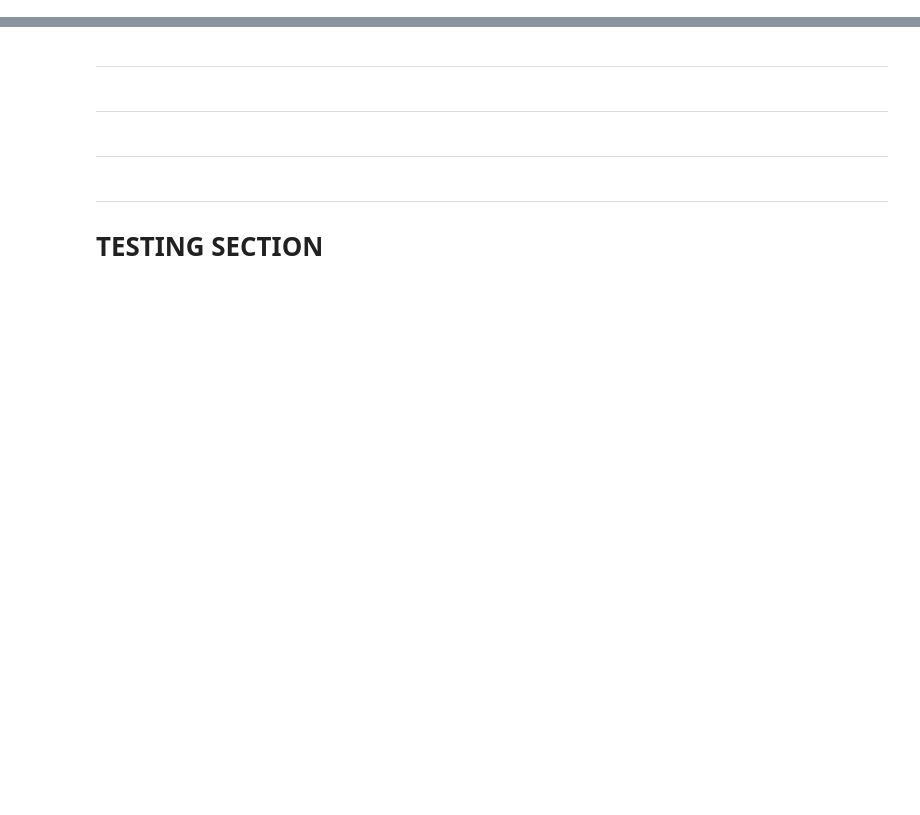
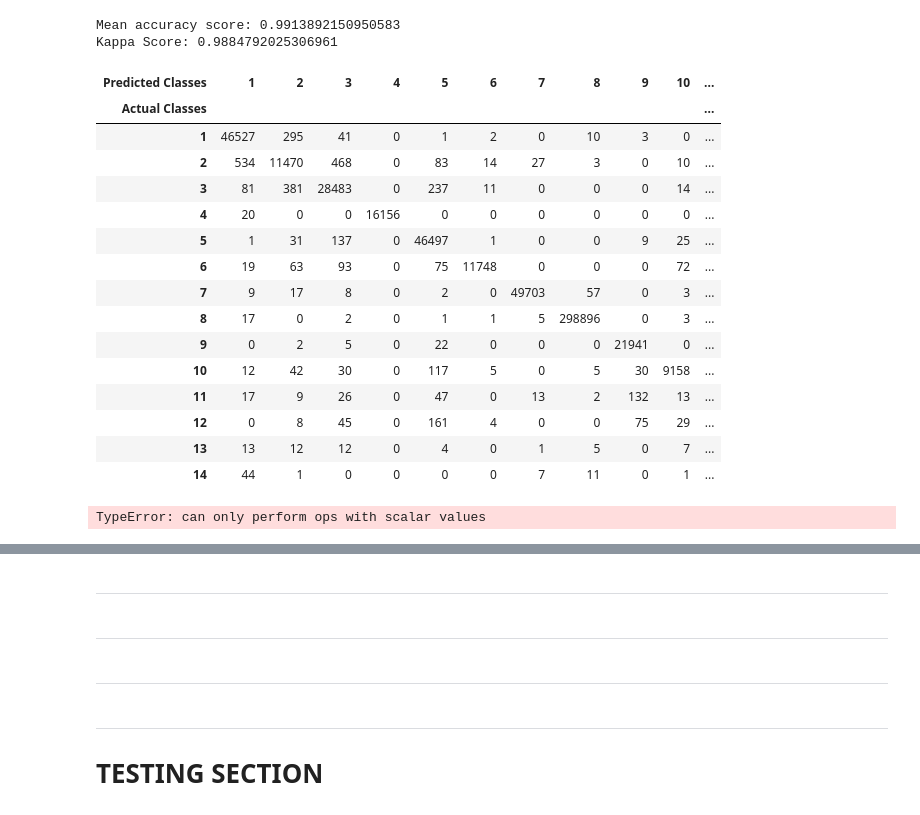
Before and after one commit to bhickson/AARMP, a Jupyter notebook: createRiparianClassifications.ipynb, the cells around one changed output, grey strips where cells are left out. Drawn from its saved outputs; the diff is of its cells as text; code cells hidden in the pictures; blank space fills up the shorter version.

Commit message:
changes to temp and test files

```diff
--- a/createRiparianClassifications.ipynb
+++ b/createRiparianClassifications.ipynb
@@ -28,3 +28,25 @@ from StackGeneration import generateStack
 import logging
 from joblib import Parallel, delayed
 import rtree
+# %%
+global utm12, utm11
+utm11 = Proj(init="epsg:26911")
+utm12 = Proj(init="epsg:26912")
+predicted_column = "CLASS_PREDICT"
+
+
+dataDir = os.path.abspath("../Data")
+utils.initializeDirectoryStructure(dataDir)
+classifier_file = os.path.join(utils.inputs_dir, "RandomForestClassifier.joblib.pkl")
+rf_model = joblib.load(classifier_file)
+# %%
+loc_class_polygons = os.path.join(utils.inputs_dir, 'classificationTrainingPolygons.shp')
+loc_usgs_qquads = os.path.join(utils.inputs_dir, "USGS_QQuads_AZ.shp")
+
+
+training_points, rf_rasters = createTrainingData(loc_class_polygons, loc_usgs_qquads, dataDir)
+
+# INITIALIZE COLUMN FOR PREDICTED CLASSIFICATION VALUES
+
+
+#testing_data[predicted_column] = "Null"
@@ -30,0 +62,3 @@ import rtree
+# %%
+# Split the points data frame into train and test
+training_data, testing_data = train_test_split(training_points, training_points["Class"], test_size=0.3, random_state=40)
@@ -30,0 +73,11 @@ import rtree
+# %%
+from sklearn.metrics import accuracy_score, cohen_kappa_score
+from IPython.display import display
+
+test_pred = rf_model.predict(testing_data[rf_rasters])
+accu = accuracy_score(testing_data["Class"], test_pred)
+kappa = cohen_kappa_score(testing_data["Class"], test_pred)
+print("Mean accuracy score: {}".format(accu))
+print("Kappa Score: {}".format(kappa))
+pd.crosstab(testing_data["Class"], test_pred, rownames=['Actual Classes'], colnames=['Predicted Classes'])
+# %% [output]
@@ -30,0 +86,22 @@ import rtree
+Mean accuracy score: 0.9913892150950583
+Kappa Score: 0.9884792025306961
+| Predicted Classes | 1 | 2 | 3 | 4 | 5 | 6 | 7 | 8 | 9 | 10 | ... |
+| Actual Classes |  |  |  |  |  |  |  |  |  |  | ... |
+| 1 | 46527 | 295 | 41 | 0 | 1 | 2 | 0 | 10 | 3 | 0 | ... |
+| 2 | 534 | 11470 | 468 | 0 | 83 | 14 | 27 | 3 | 0 | 10 | ... |
+| 3 | 81 | 381 | 28483 | 0 | 237 | 11 | 0 | 0 | 0 | 14 | ... |
+| 4 | 20 | 0 | 0 | 16156 | 0 | 0 | 0 | 0 | 0 | 0 | ... |
+| 5 | 1 | 31 | 137 | 0 | 46497 | 1 | 0 | 0 | 9 | 25 | ... |
+| 6 | 19 | 63 | 93 | 0 | 75 | 11748 | 0 | 0 | 0 | 72 | ... |
+| 7 | 9 | 17 | 8 | 0 | 2 | 0 | 49703 | 57 | 0 | 3 | ... |
+| 8 | 17 | 0 | 2 | 0 | 1 | 1 | 5 | 298896 | 0 | 3 | ... |
+| 9 | 0 | 2 | 5 | 0 | 22 | 0 | 0 | 0 | 21941 | 0 | ... |
+| 10 | 12 | 42 | 30 | 0 | 117 | 5 | 0 | 5 | 30 | 9158 | ... |
+| 11 | 17 | 9 | 26 | 0 | 47 | 0 | 13 | 2 | 132 | 13 | ... |
+| 12 | 0 | 8 | 45 | 0 | 161 | 4 | 0 | 0 | 75 | 29 | ... |
+| 13 | 13 | 12 | 12 | 0 | 4 | 0 | 1 | 5 | 0 | 7 | ... |
+| 14 | 44 | 1 | 0 | 0 | 0 | 0 | 7 | 11 | 0 | 1 | ... |
+# %%
+confusion_matrix.columns = (["VegD"] + confusion_matrix.columns[1:])
+# %% [output]
+TypeError: can only perform ops with scalar values
```
Also changed, not shown: parts of 13 cells of this notebook, 1 other file.
